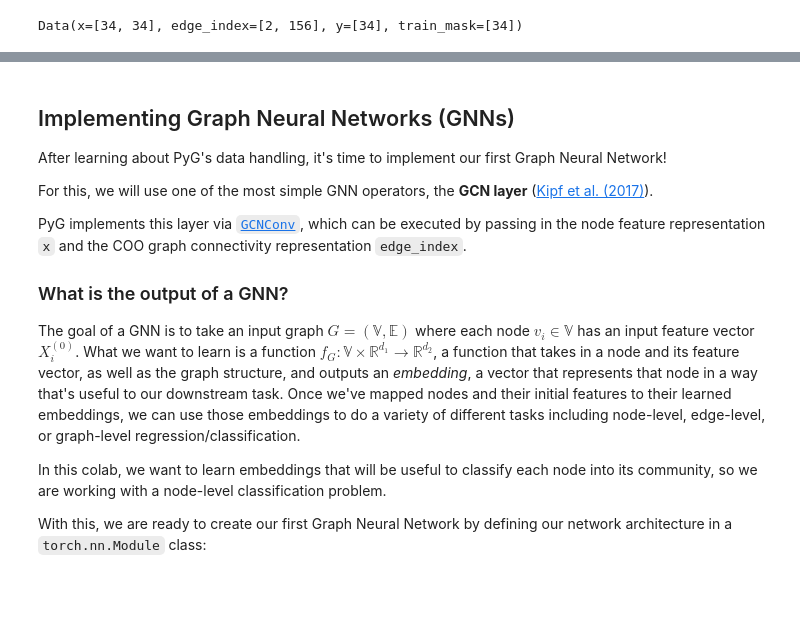
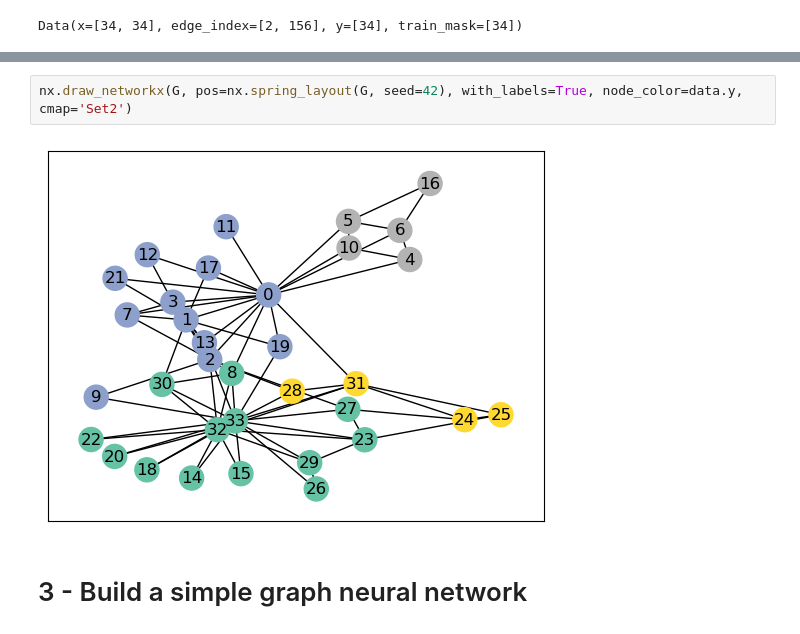
Before and after one commit to GUAN-XINGQUAN/DeepLearning, a Jupyter notebook: 20_graph_neural_network_fundamental_practice.ipynb, the cells around one changed output, grey strips where cells are left out. Drawn from its saved outputs; the diff is of its cells as text; blank space fills up the shorter version.

```diff
--- a/20_graph_neural_network_fundamental_practice.ipynb
+++ b/20_graph_neural_network_fundamental_practice.ipynb
@@ -346,16 +167,6 @@ visualize(G, color=data.y)
-# %% [markdown]
-## Implementing Graph Neural Networks (GNNs)
-
-After learning about PyG's data handling, it's time to implement our first Graph Neural Network!
-
-For this, we will use one of the most simple GNN operators, the **GCN layer** ([Kipf et al. (2017)](https://arxiv.org/abs/1609.02907)).
-
-PyG implements this layer via [`GCNConv`](https://pytorch-geometric.readthedocs.io/en/latest/modules/nn.html#torch_geometric.nn.conv.GCNConv), which can be executed by passing in the node feature representation `x` and the COO graph connectivity representation `edge_index`.
-
-### What is the output of a GNN?
-
-The goal of a GNN is to take an input graph $G = (\mathbb{V}, \mathbb{E})$ where each node $v_i \in \mathbb{V}$ has an input feature vector $X_i^{(0)}$. What we want to learn is a function $f_G : \mathbb{V} \times \mathbb{R}^{d_1} \to \mathbb{R}^{d_2} $, a function that takes in a node and its feature vector, as well as the graph structure, and outputs an _embedding_, a vector that represents that node in a way that's useful to our downstream task. Once we've mapped nodes and their initial features to their learned embeddings, we can use those embeddings to do a variety of different tasks including node-level, edge-level, or graph-level regression/classification.
-
-In this colab, we want to learn embeddings that will be useful to classify each node into its community, so we are working with a node-level classification problem.
-
-With this, we are ready to create our first Graph Neural Network by defining our network architecture in a `torch.nn.Module` class:
+# %%
+nx.draw_networkx(G, pos=nx.spring_layout(G, seed=42), with_labels=True, node_color=data.y, cmap='Set2')
+# %% [output]
+[figure, added]
+# %% [markdown]
+# 3 - Build a simple graph neural network
```
Also changed, not shown: parts of 90 cells of this notebook.
